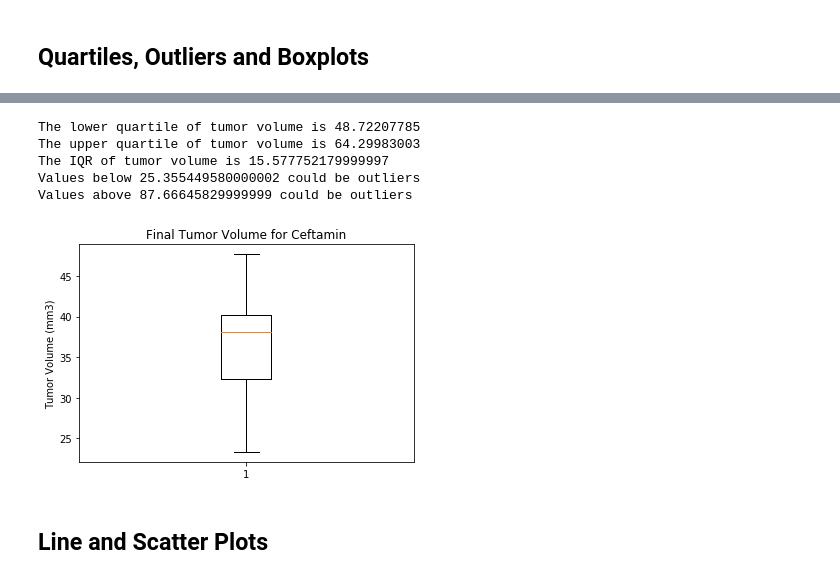
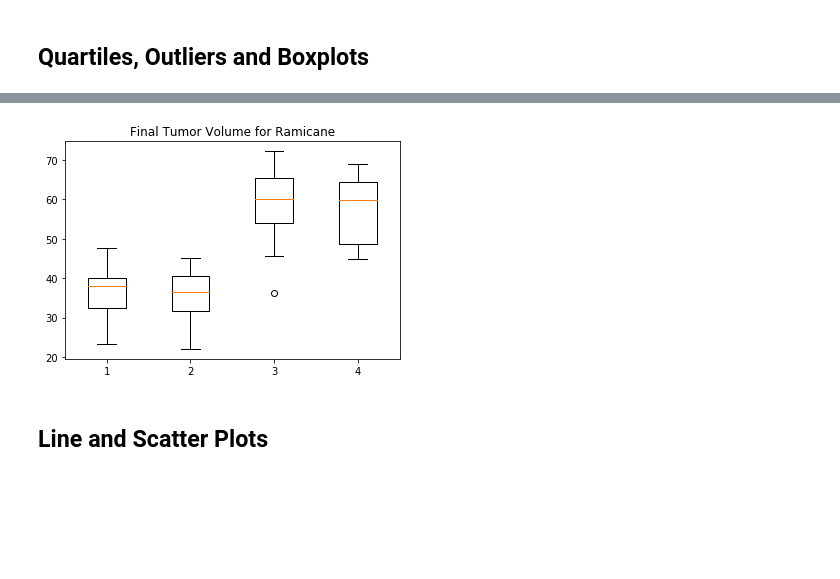
Before and after one commit to j1candel/matplotlib-challenge, a Jupyter notebook: Pymaceuticals/pymaceuticals_starter.ipynb, the cells around one changed output, grey strips where cells are left out. Cells and saved outputs as stored; diff of their text form; code cells hidden in the pictures; blank space fills up the shorter version.

```diff
--- a/Pymaceuticals/pymaceuticals_starter.ipynb
+++ b/Pymaceuticals/pymaceuticals_starter.ipynb
@@ -376,37 +379,15 @@ Values above 82.74144559000001 could be outliers
-# %%
-#Setting quartiles
-quartiles = ceftamin_tumor_volume_column.quantile([.25, .5, .75])
-
-#Finding upper and lower quartiles
-lowerq = quartiles[0.25]
-upperq = quartiles[0.75]
-iqr = upperq - lowerq
-
-#Calculating the upper and lower bound
-lower_bound = lowerq - (1.5 * iqr)
-upper_bound = upperq + (1.5 * iqr)
-
-# add subset
-#Printing the lower and upper limits and where outliers would be on the list
-print(f'The lower quartile of tumor volume is {lowerq}')
-print(f'The upper quartile of tumor volume is {upperq}')
-print(f'The IQR of tumor volume is {iqr}')
-print(f'Values below {lower_bound} could be outliers')
-print(f'Values above {upper_bound} could be outliers')
-
-#Plotting the box and whisker plot
-figl, axl = plt.subplots()
-axl.set_title('Final Tumor Volume for Ceftamin')
-axl.set_ylabel('Tumor Volume (mm3)')
-axl.boxplot(tumor_volume_list)
-plt.show()
-# %% [output]
-The lower quartile of tumor volume is 48.72207785
-The upper quartile of tumor volume is 64.29983003
-The IQR of tumor volume is 15.577752179999997
-Values below 25.355449580000002 could be outliers
-Values above 87.66645829999999 could be outliers
-[figure, removed]
+# %%
+#Making a list of all the tummor volume data
+data = [capomulin_tumor_volume_list, ramicane_tumor_volume_list, infubinol_tumor_volume_list, ceftamin_tumor_volume_list]
+
+#Plotting the box and whisker plot
+fig, ax = plt.subplots()
+ax.set_title('Final Tumor Volume for Ramicane')
+ax.boxplot(data)
+plt.xticks([1, 2, 3, 4], ['Capo'])
+plt.show()
+# %% [output]
+[figure, added]
 # %% [markdown]
 ## Line and Scatter Plots
 # %%
```
Also changed, not shown: parts of 6 cells of this notebook.
